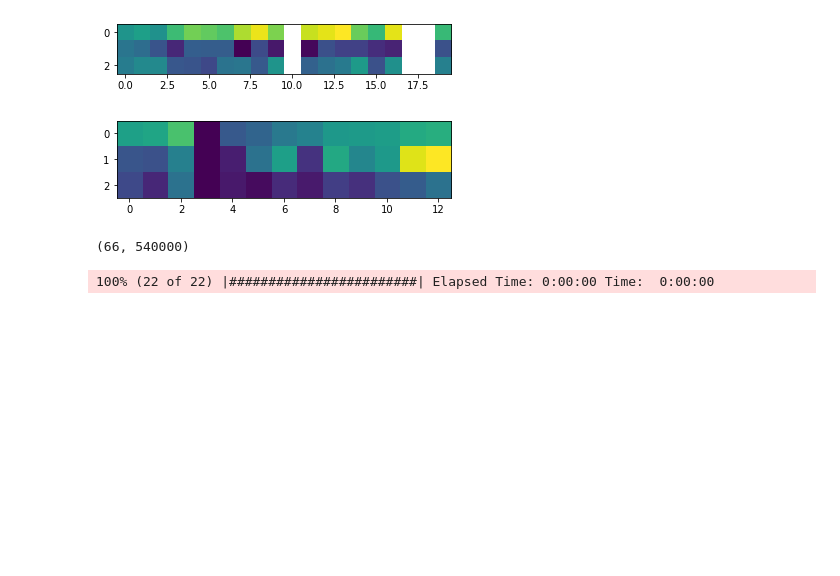
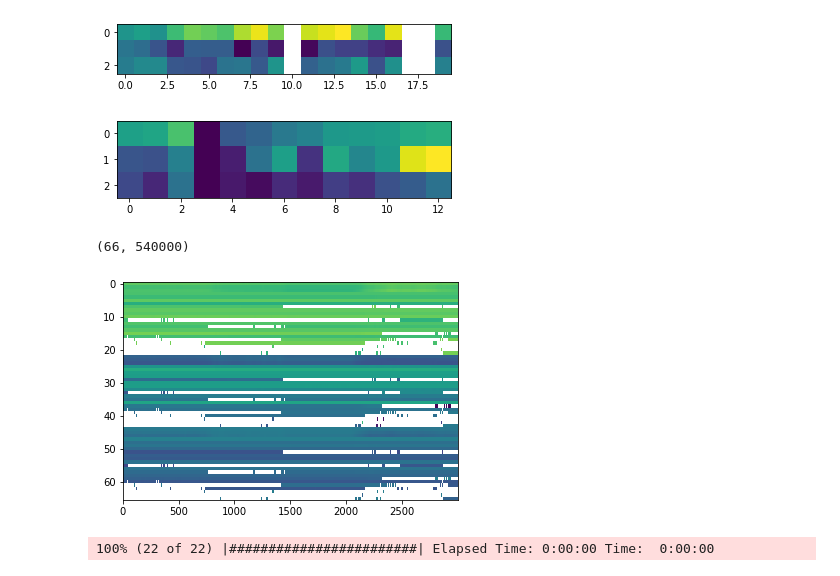
Before and after one commit to AlexKaiLe/Harvard, a Jupyter notebook: Python_Files/Skeleton_basic.ipynb, the cells around one changed output. Drawn from its saved outputs; the diff is of its cells as text; code cells hidden in the pictures; blank space fills up the shorter version.

```diff
--- a/Python_Files/Skeleton_basic.ipynb
+++ b/Python_Files/Skeleton_basic.ipynb
@@ -414,11 +414,14 @@ temporal = loadmat('mat_files/newcombed.mat')
 # %%
 file_times = temporal['Newcombed']
 transpose_time = file_times.reshape((len(file_times), 3*file_times.shape[2])).T
 print(transpose_time.shape)
 numb_times = 3000
 test_time = transpose_time[:,:numb_times]
+plt.imshow(test_time, interpolation='nearest', aspect="auto")
+plt.show()
 # %% [output]
 (66, 540000)
+[figure, added]
 # %%
 chunks = []
 bar = progressbar.ProgressBar()
```
Also changed, not shown: parts of 4 cells of this notebook.
